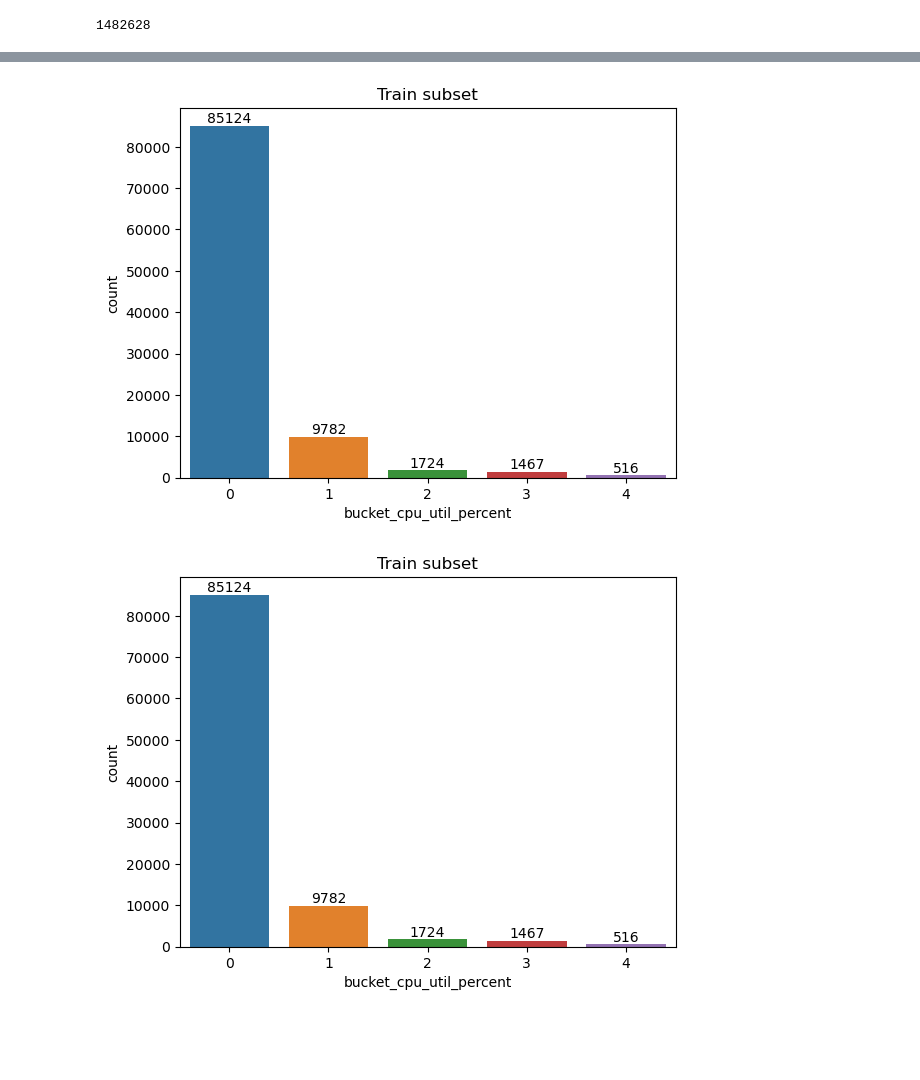
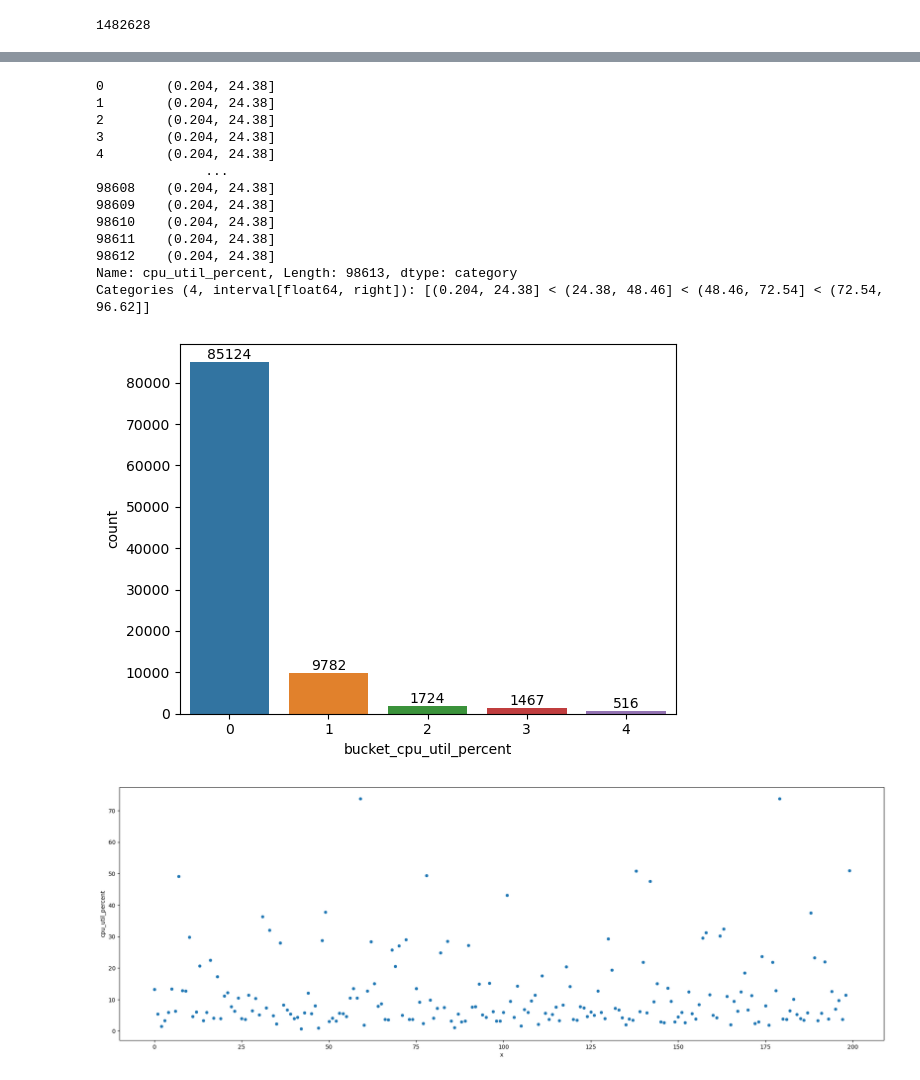
Before and after one commit to rayandrew/anl-cl, a Jupyter notebook: prototypes/alibaba-container-2017.ipynb, the cells around one changed output, grey strips where cells are left out. Saved outputs shown, nothing was run; the diff lists cells and outputs as text; code cells hidden in the pictures; blank space fills up the shorter version.

```diff
--- a/prototypes/alibaba-container-2017.ipynb
+++ b/prototypes/alibaba-container-2017.ipynb
@@ -8,5 +9,8 @@ import seaborn as sns
+# %%
+# BASE_PATH="/lcrc/project/FastBayes/rayandrew/alibaba-data-2017/"
+BASE_PATH=Path("~/Data/alibaba-data-2017/")
 # %%
-usage_df = pd.read_csv("/lcrc/project/FastBayes/rayandrew/alibaba-data-2017/container_usage.csv", names=[
+usage_df = pd.read_csv(BASE_PATH / "container_usage.csv", names=[
     # "timestamp",
     # "event_type",
     # "isntance_id",
@@ -55,7 +59,7 @@ usage_df[usage_df.instance_id == 107]
 | 1476389 | 82500 | 107 | 2.68 | 24.200000 | 6.40 | 0.12 | ... |
 144 rows × 12 columns
 # %%
-event_df = pd.read_csv("/lcrc/project/FastBayes/rayandrew/alibaba-data-2017/container_event.csv", names=[
+event_df = pd.read_csv(BASE_PATH / "container_event.csv", names=[
     "time_stamp",
     "event_type",
     "instance_id",
@@ -222,4 +161,4 @@ n_bins = 5
 data = merged_df[:100_000].copy()
 data = clean_data(data)
 data = discretize_column(data, target_name, bucket_target, n_bins)
-# data = drop_columns(data,
+data = data.reset_index(drop=True)
@@ -226,23 +207,47 @@ data = discretize_column(data, target_name, bucket_target, n_bins)
+# %%
+pd.cut(data.cpu_util_percent, 4)
+# %% [output]
+0        (0.204, 24.38]
+1        (0.204, 24.38]
+2        (0.204, 24.38]
+3        (0.204, 24.38]
+4        (0.204, 24.38]
+              ...
+98608    (0.204, 24.38]
+98609    (0.204, 24.38]
+98610    (0.204, 24.38]
+98611    (0.204, 24.38]
+98612    (0.204, 24.38]
+Name: cpu_util_percent, Length: 98613, dtype: category
+Categories (4, interval[float64, right]): [(0.204, 24.38] < (24.38, 48.46] < (48.46, 72.54] < (72.54, 96.62]]
 # %%
+def plot_line(data, target):
+    data_ = data.copy()
+    data_["x"] = data_.index
+
+    fig, ax = plt.subplots(figsize=(24, 8))
+    sns.scatterplot(data=data_, y=target, x="x", ax=ax)
+    return fig
 
 def plot_hist_bar(
     dataset: pd.DataFrame, target: str
 ):
     fig, ax = plt.subplots()
     sns.countplot(
         x=target,
         data=dataset,
         ax=ax,
     )
     ax.bar_label(ax.containers[0])
-    ax.set_title(f"Train subset")
+    # ax.set_title(f"Train subset")
     # ax.set_xlabel("CPU avg")
     # ax.set_ylabel("Probability")
     # fig.savefig(output_path)
     # plt.close(fig)
     return fig
-
-plot_hist_bar(data, bucket_target)
 # %% [output]
-[figure, old version]
+[figure, new version]
-[figure, removed]
+# %%
+fig = plot_line(usage_df[0:200], "cpu_util_percent")
+# %% [output]
+[figure, added]
```
Also changed, not shown: parts of 26 cells of this notebook, 9 other files.
